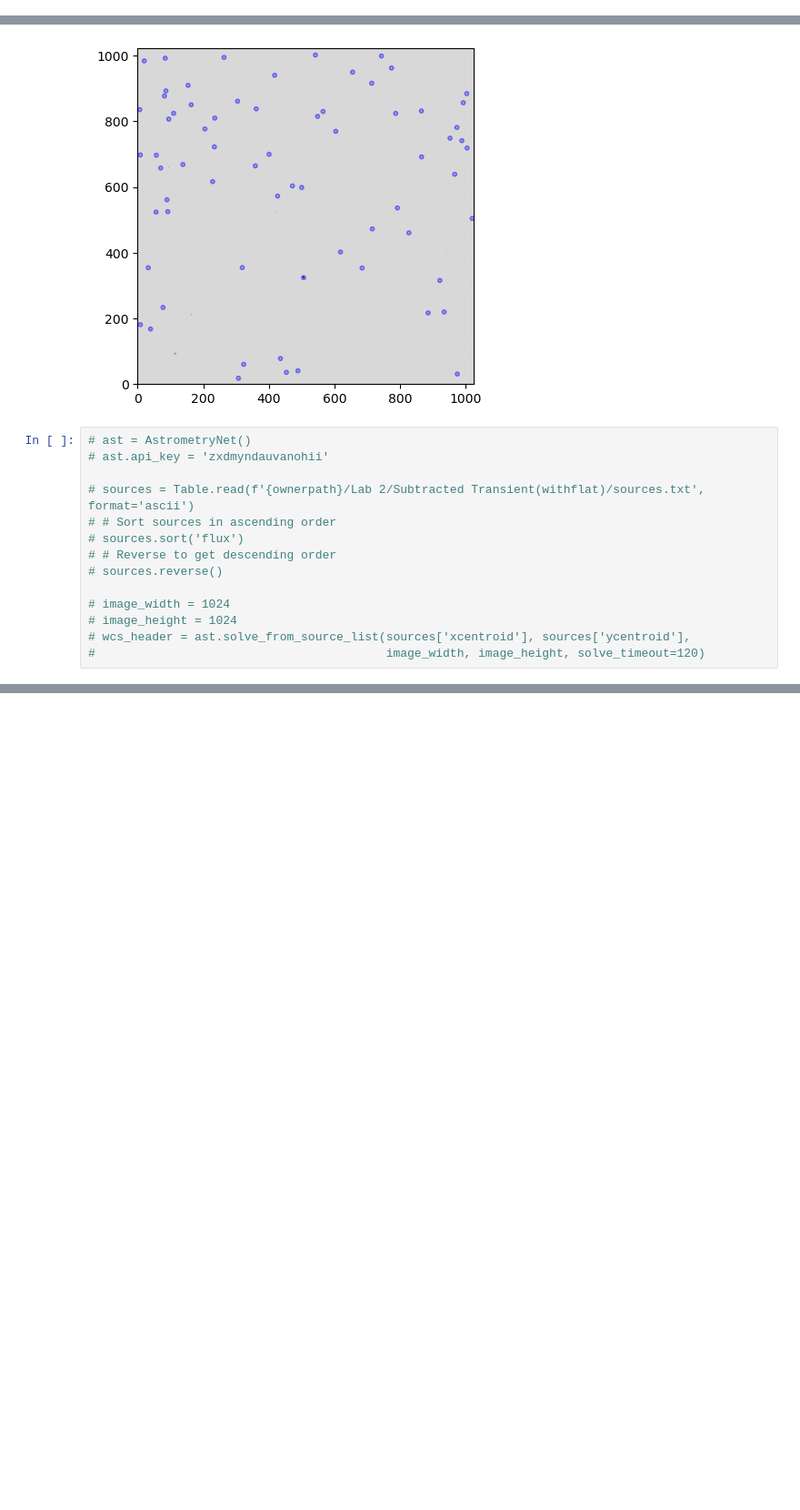
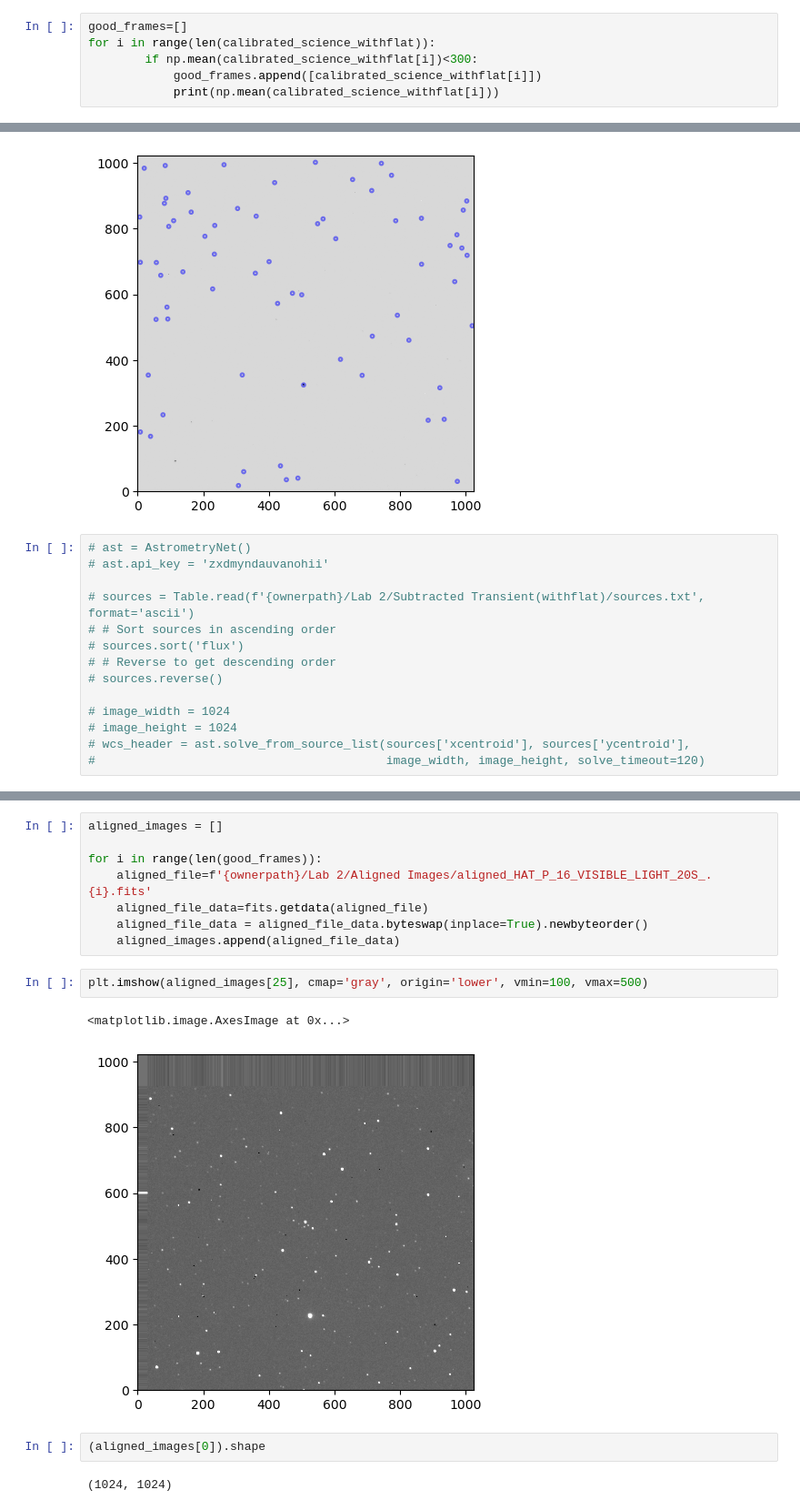
Before and after one commit to Zhengjingyi0823/AST443-Group5, a Jupyter notebook: AST443 Lab2.ipynb, the cells around one changed output, grey strips where cells are left out. Shown at 91% size. Cells and saved outputs as stored; diff of their text form; blank space fills up the shorter version.

```diff
--- a/AST443 Lab2.ipynb
+++ b/AST443 Lab2.ipynb
@@ -177,0 +201,6 @@ plt.show()
+# %%
+good_frames=[]
+for i in range(len(calibrated_science_withflat)):
+        if np.mean(calibrated_science_withflat[i])<300:
+            good_frames.append([calibrated_science_withflat[i]])
+            print(np.mean(calibrated_science_withflat[i]))
@@ -238,3 +285,20 @@ COMMENT quads verified: 418570
 COMMENT objs tried: 19
 COMMENT cpu time: 22.6563
 COMMENT --
+# %%
+aligned_images = []
+
+for i in range(len(good_frames)):
+    aligned_file=f'{ownerpath}/Lab 2/Aligned Images/aligned_HAT_P_16_VISIBLE_LIGHT_20S_.{i}.fits'
+    aligned_file_data=fits.getdata(aligned_file)
+    aligned_file_data = aligned_file_data.byteswap(inplace=True).newbyteorder()
+    aligned_images.append(aligned_file_data)
+# %%
+plt.imshow(aligned_images[25], cmap='gray', origin='lower', vmin=100, vmax=500)
+# %% [output]
+<matplotlib.image.AxesImage at 0x...>
+[figure, added]
+# %%
+(aligned_images[0]).shape
+# %% [output]
+(1024, 1024)
```
Also changed, not shown: parts of 41 cells of this notebook.
